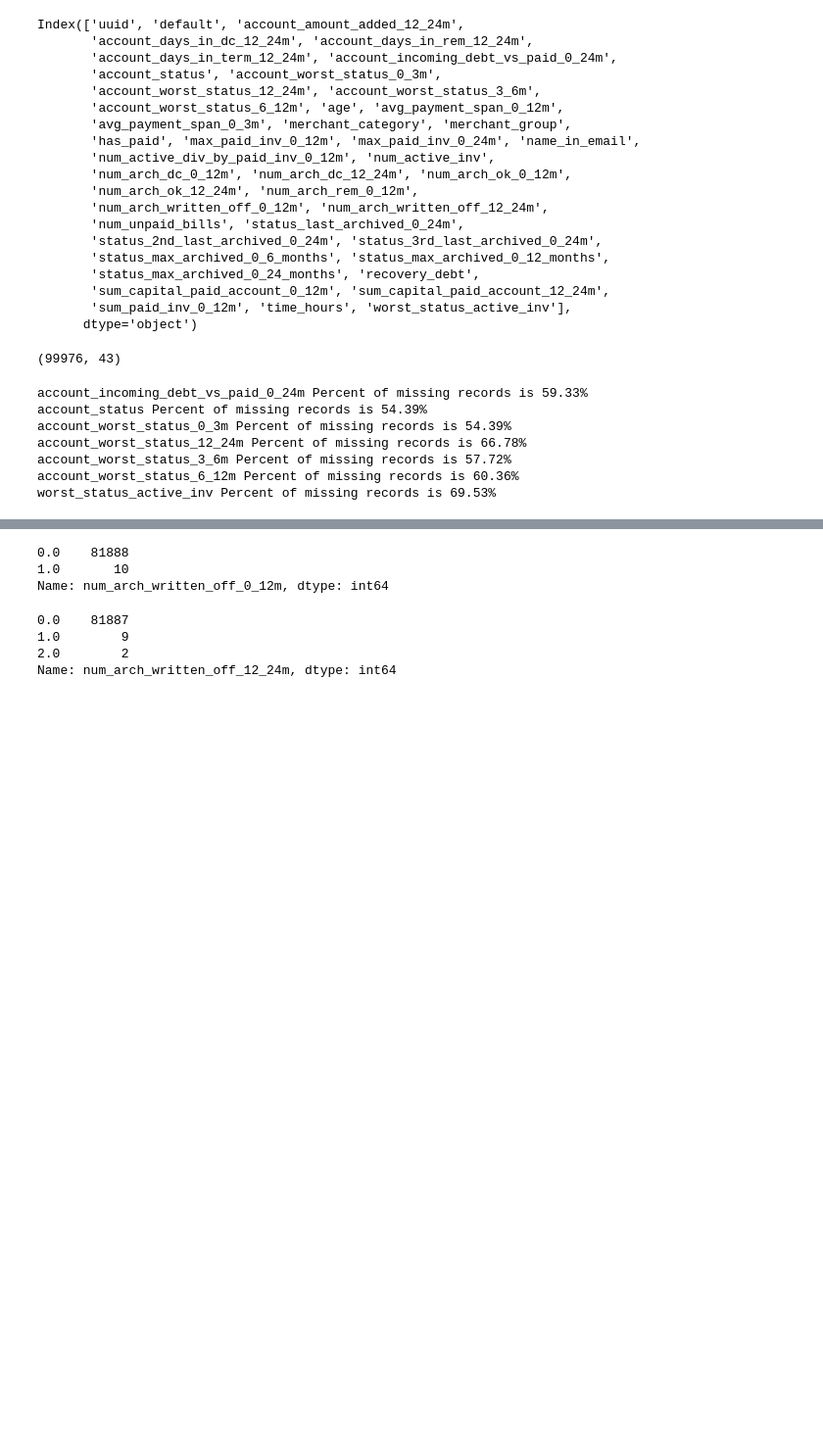
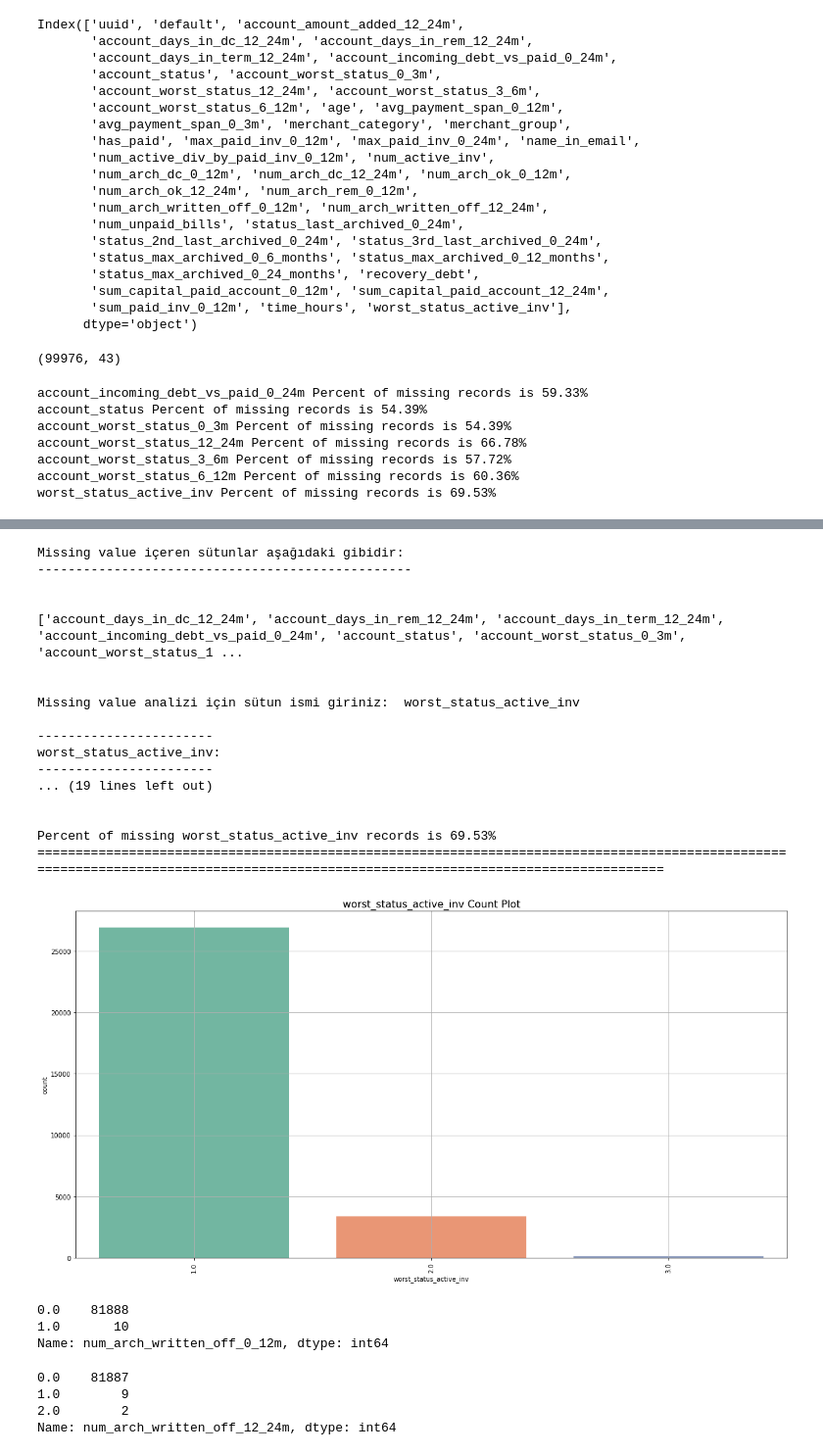
Before and after one commit to eserinanarslan/probability_prediction, a Jupyter notebook: notebooks/analyse.ipynb, the cells around one changed output, grey strips where cells are left out. Shown at 98% size. Cells and saved outputs as stored; diff of their text form; code cells hidden in the pictures; blank space fills up the shorter version.

```diff
--- a/notebooks/analyse.ipynb
+++ b/notebooks/analyse.ipynb
@@ -94,0 +344,10 @@ worst_status_active_inv Percent of missing records is 69.53%
+# %%
+df = df[df.columns.to_list()[2:]+[df.columns.to_list()[0]]+[df.columns.to_list()[1]]]
+
+corr = df.corr()
+cr = corr.copy()
+top_corr_columns = []
+#Determine best correlate columns over 0.5
+top_corr_columns = cr.loc[:, 'default'][:-1]
+best_accurate_columns = top_corr_columns[abs(top_corr_columns) > 0.1].sort_values(ascending=False)
+len(best_accurate_columns)
@@ -95,3 +370,70 @@ worst_status_active_inv Percent of missing records is 69.53%
+# %%
+null_cols = list(df.isnull().sum()[df.isnull().sum() > 0].index)
+print("Missing value içeren sütunlar aşağıdaki gibidir: ")
+print("-"*len("Missing value içeren sütunlar aşağıdaki gibidir: "))
+print("\n")
+print(null_cols)
+print("\n")
+while True:
+    try:
+        col_to_plot = input("Missing value analizi için sütun ismi giriniz: ")
+    except:
+        pass
+    if col_to_plot not in df.columns.to_list():
+        continue
+    else:
+        break
+
+for col in [col_to_plot]:
+    print("")
+    print("-"*(len(col)))
+    print(f"{col}:")
+    print("-"*(len(col)))
+    print("")
+    print(f"{df[col].value_counts().sort_values(ascending=False)}")
+    print("")
+    print("-"*(len(col)+len("Descriptive Statistics for  ")))
+    print(f"Descriptive Statistics for {col}:")
+    print("-"*(len(col)+len("Descriptive Statistics for  ")))
+    print("")
+    print(f"{df[col].describe()}")
+    print("\n")
+    print(f'Percent of missing {col} records is %.2f%%' %((df[col].isnull().sum()/df.shape[0])*100))
+    print("="*180)
+    print("")
+    if col in ["account_incoming_debt_vs_paid_0_24m", "avg_payment_span_0_12m", "num_active_div_by_paid_inv_0_12m"]:
+        plt.figure(figsize=(15,8))
+        ax = df[col].hist(density=True, stacked=True, color='teal')
+        df[col].plot(kind='density', color='teal')
+        ax.set(xlabel=col)
+        plt.grid()
+        plt.show()
+    else:
+        plt.figure(figsize=(20,10))
+        sns.countplot(x=col, data=df, palette='Set2')
+        plt.title(col+" Count Plot", fontdict={"size": 16})
+        plt.xticks(rotation=90)
+        plt.grid()
+        plt.show()
+# %% [output]
+Missing value içeren sütunlar aşağıdaki gibidir:
+-------------------------------------------------
+
+
+['account_days_in_dc_12_24m', 'account_days_in_rem_12_24m', 'account_days_in_term_12_24m', 'account_incoming_debt_vs_paid_0_24m', 'account_status', 'account_worst_status_0_3m', 'account_worst_status_1 ...
+
+
+Missing value analizi için sütun ismi giriniz:  worst_status_active_inv
+
+-----------------------
+worst_status_active_inv:
+-----------------------
+... (19 lines left out)
+
+
+Percent of missing worst_status_active_inv records is 69.53%
+====================================================================================================================================================================================
+[figure, added]
 # %%
 df.num_arch_written_off_0_12m.value_counts()
 # %% [output]
```
Also changed, not shown: parts of 31 cells of this notebook, 1 other file.
